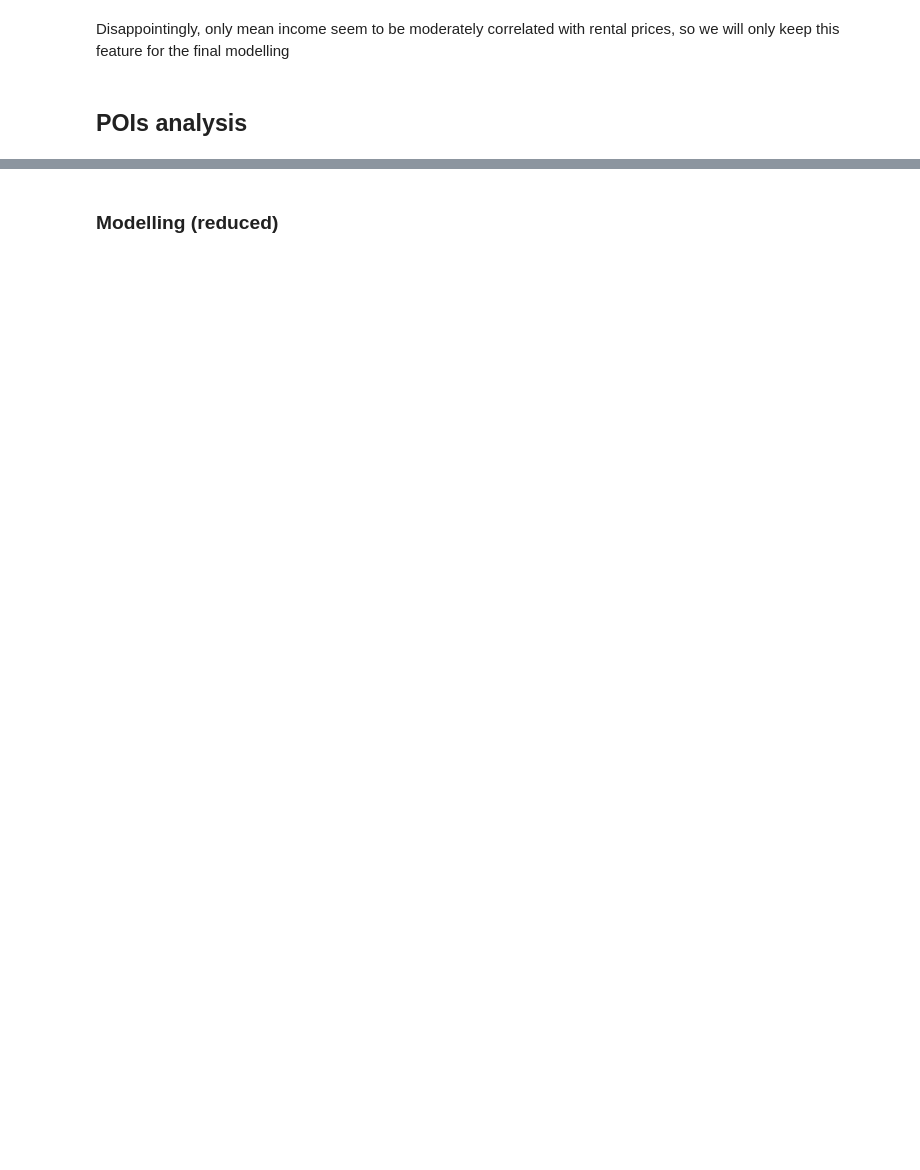
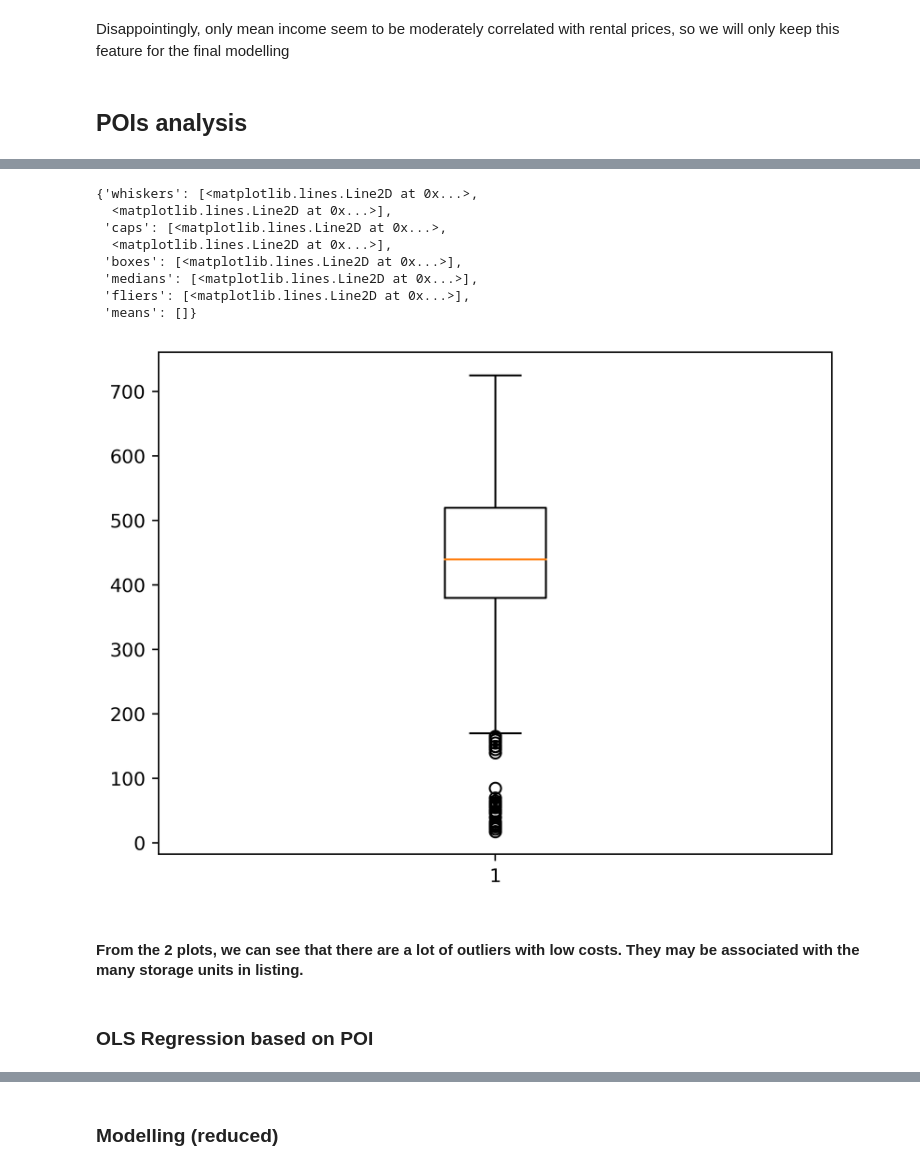
Before and after one commit to MAST30034-Applied-Data-Science/generic-real-estate-consulting-project-18, a Jupyter notebook: notebooks/Summary_notebook.ipynb, the cells around one changed output, grey strips where cells are left out. Drawn from its saved outputs; the diff is of its cells as text; code cells hidden in the pictures; blank space fills up the shorter version.

```diff
--- a/notebooks/Summary_notebook.ipynb
+++ b/notebooks/Summary_notebook.ipynb
@@ -227,0 +272,16 @@ Disappointingly, only mean income seem to be moderately correlated with rental p
+# %%
+plt.boxplot(df['cost'])
+# %% [output]
+{'whiskers': [<matplotlib.lines.Line2D at 0x...>,
+  <matplotlib.lines.Line2D at 0x...>],
+ 'caps': [<matplotlib.lines.Line2D at 0x...>,
+  <matplotlib.lines.Line2D at 0x...>],
+ 'boxes': [<matplotlib.lines.Line2D at 0x...>],
+ 'medians': [<matplotlib.lines.Line2D at 0x...>],
+ 'fliers': [<matplotlib.lines.Line2D at 0x...>],
+ 'means': []}
+[figure, added]
+# %% [markdown]
+#### From the 2 plots, we can see that there are a lot of outliers with low costs. They may be associated with the many storage units in listing.
+# %% [markdown]
+### OLS Regression based on POI
```
Also changed, not shown: parts of 31 cells of this notebook.
